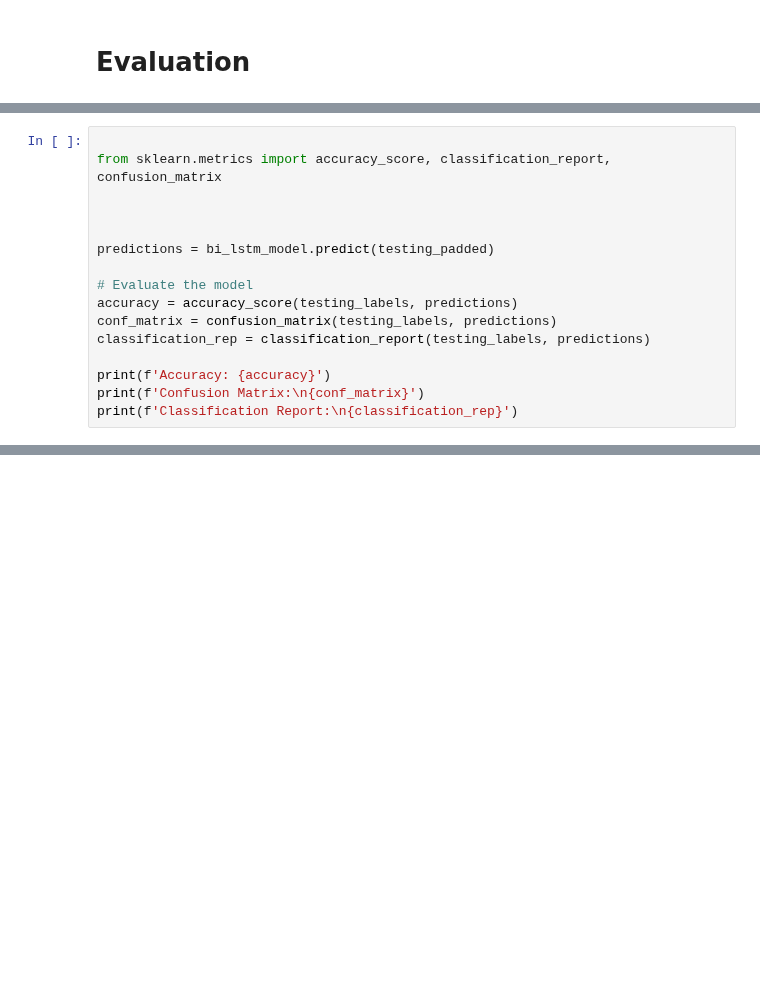
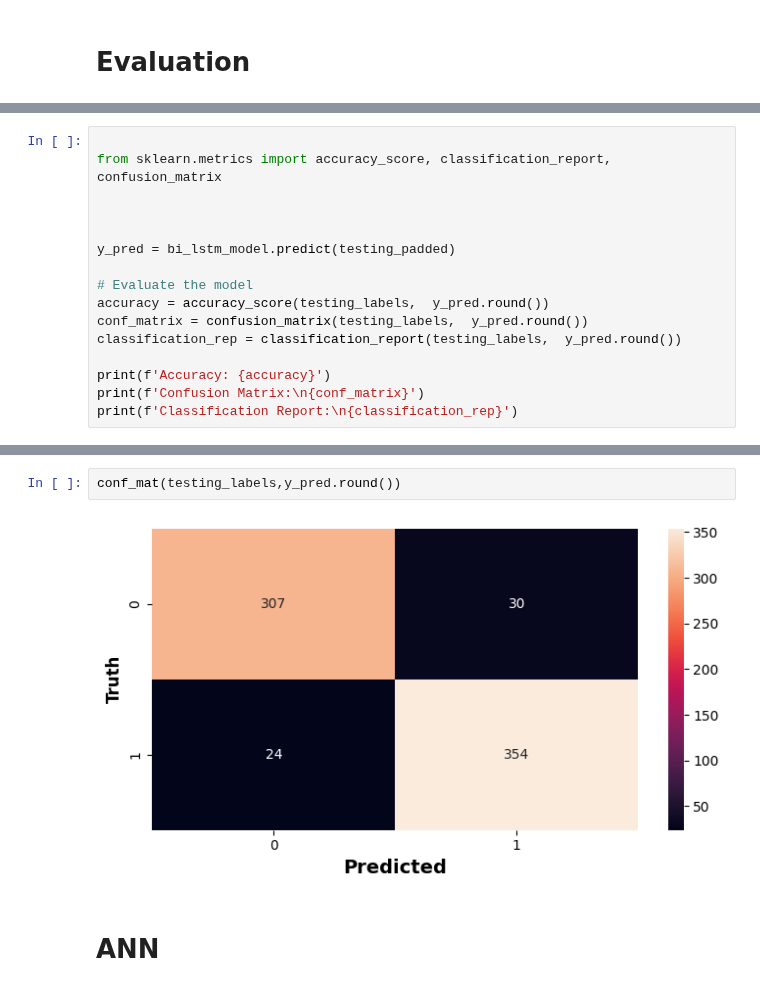
Before and after one commit to RafsanJany-44/Snake_ARC, a Jupyter notebook: NLP_1/Neg_Pos_Sentiment_Analysis.ipynb, the cells around one changed output, grey strips where cells are left out. Drawn from its saved outputs; the diff is of its cells as text; blank space fills up the shorter version.

```diff
--- a/NLP_1/Neg_Pos_Sentiment_Analysis.ipynb
+++ b/NLP_1/Neg_Pos_Sentiment_Analysis.ipynb
@@ -537,12 +562,12 @@ from sklearn.metrics import accuracy_score, classification_report, confusion_mat
 
 
 
-predictions = bi_lstm_model.predict(testing_padded)
+y_pred = bi_lstm_model.predict(testing_padded)
 
 # Evaluate the model
-accuracy = accuracy_score(testing_labels, predictions)
-conf_matrix = confusion_matrix(testing_labels, predictions)
-classification_rep = classification_report(testing_labels, predictions)
+accuracy = accuracy_score(testing_labels,  y_pred.round())
+conf_matrix = confusion_matrix(testing_labels,  y_pred.round())
+classification_rep = classification_report(testing_labels,  y_pred.round())
 
 print(f'Accuracy: {accuracy}')
 print(f'Confusion Matrix:\n{conf_matrix}')
@@ -553,3 +590,9 @@ ValueError: Classification metrics can't handle a mix of binary and continuous t
+# %%
+conf_mat(testing_labels,y_pred.round())
+# %% [output]
+[figure, added]
+# %% [markdown]
+# ANN
 # %%
 
 from sklearn.metrics import accuracy_score, classification_report, confusion_matrix
```
Also changed, not shown: parts of 26 cells of this notebook, 3 other files.
